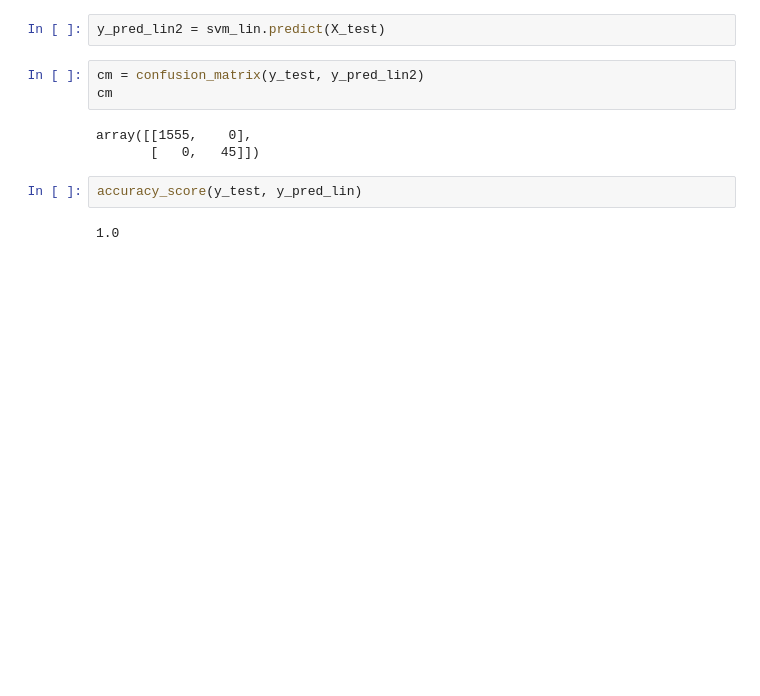
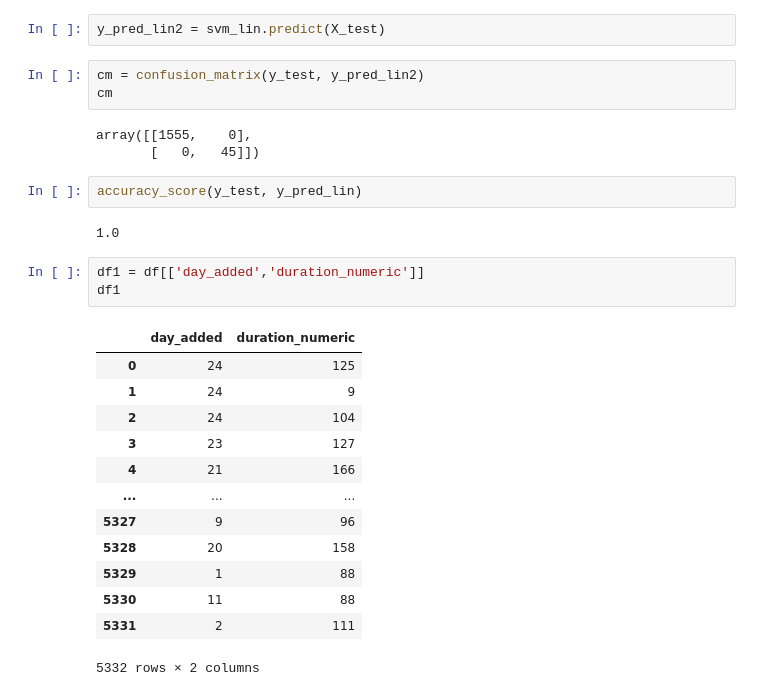
Before and after one commit to SantoshAdabala/Netflix-Data-Analysis, a Jupyter notebook: Support_Vector_Machine.ipynb, the cells around one changed output. Cells and saved outputs as stored; diff of their text form; blank space fills up the shorter version.

```diff
--- a/Support_Vector_Machine.ipynb
+++ b/Support_Vector_Machine.ipynb
@@ -422,3 +422,20 @@ array([[1555,    0],
 accuracy_score(y_test, y_pred_lin)
 # %% [output]
 1.0
+# %%
+df1 = df[['day_added','duration_numeric']]
+df1
+# %% [output]
+|  | day_added | duration_numeric |
+| 0 | 24 | 125 |
+| 1 | 24 | 9 |
+| 2 | 24 | 104 |
+| 3 | 23 | 127 |
+| 4 | 21 | 166 |
+| ... | ... | ... |
+| 5327 | 9 | 96 |
+| 5328 | 20 | 158 |
+| 5329 | 1 | 88 |
+| 5330 | 11 | 88 |
+| 5331 | 2 | 111 |
+5332 rows × 2 columns
```
Also changed, not shown: parts of 8 cells of this notebook.
